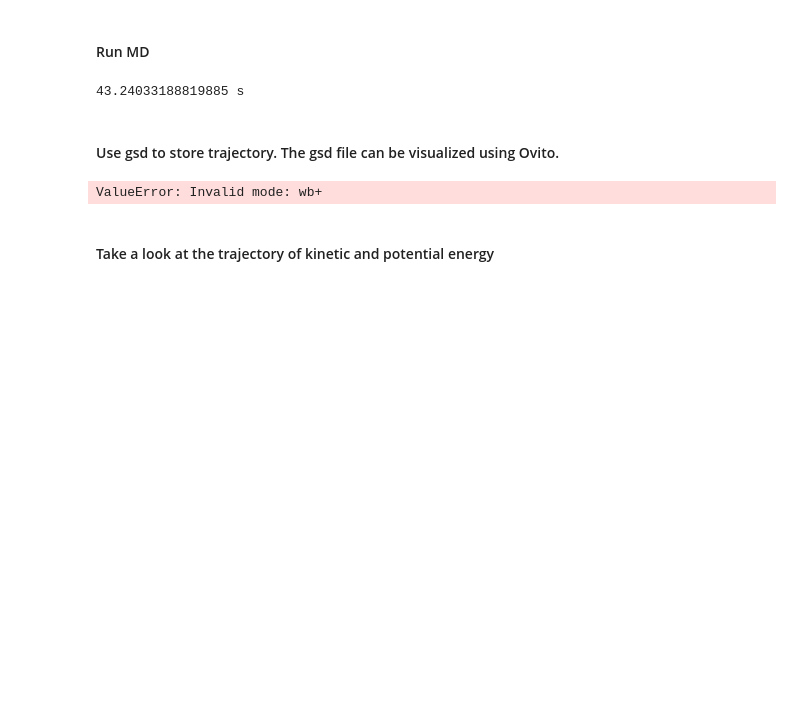
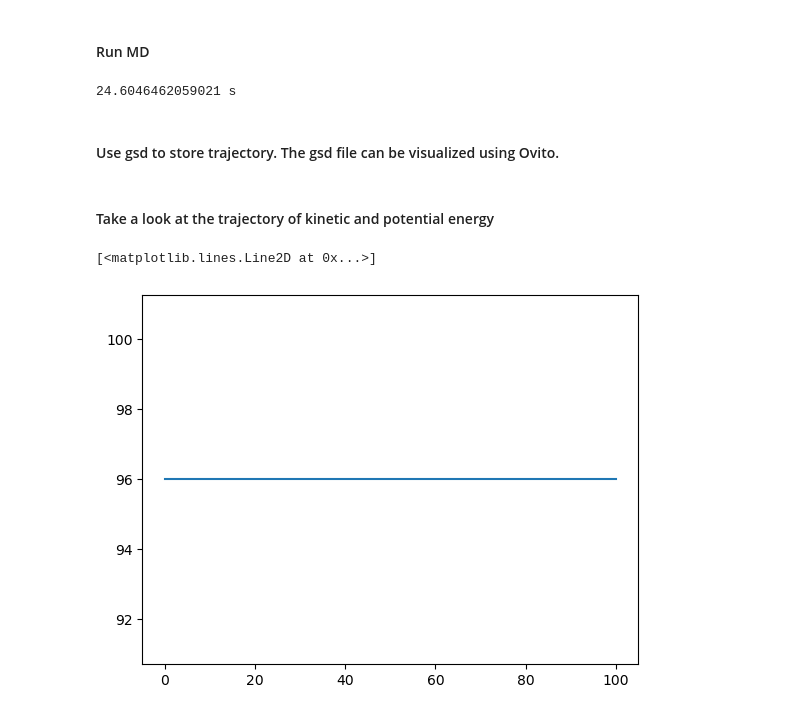
Before and after one commit to Lina492375qW1188/LJ-Langevin-simulation, a Jupyter notebook: lj_particles.ipynb, the cells around one changed output. Drawn from its saved outputs; the diff is of its cells as text; code cells hidden in the pictures; blank space fills up the shorter version.

```diff
--- a/lj_particles.ipynb
+++ b/lj_particles.ipynb
@@ -23,71 +23,72 @@ kT = 1.0
 #### Set up Lennard-Jones potential
 # %%
 lj = LJ()
-lj.param = {'epsilon':1.3,
-            'sigma':1.2,
-            'r_cut': 6*1.2}
+lj.param = {'epsilon':2.3,
+            'sigma':1.0,
+            'r_cut': 3.0}
 # %% [markdown]
 #### Run MD
 # %%
 start = time.time()
 
-md = simple_md3d(seed=45932)
+md = simple_md3d(seed=2392)
 md.set_param(dt=0.01,
              kT=kT,
              damping=10.)
 md.set_init_config(init_x3d=init_x3d,
                    init_v3d=init_v3d,
                    num_particles=num_particles,
-                   box=[L, L+2, L])
+                   box=[L, L, L])
 
 # initialize velocity with kT
 md.init_v3d = md.v_rescale(init_v3d, kT)
 
 md.pe = lj
-md.run(int(3e3))
+md.run(int(1e5))
 
 print(time.time() - start, 's')
 # %% [output]
-43.24033188819885 s
+24.6046462059021 s
 # %% [markdown]
 #### Use gsd to store trajectory. The gsd file can be visualized using Ovito.
 # %%
 import gsd.hoomd
 
-def create_snapshot(timestep):
+def create_snapshot(i, x):
+    global num_particles
 
-    d = 1.0
     N_particles = md.num_particles
-    position = md.traj[timestep][1]
+    box = md.box
 
-    snapshot = gsd.hoomd.Snapshot()
-
+    snapshot = gsd.hoomd.Frame()
     snapshot.particles.types = ['A']
     snapshot.particles.N = N_particles
     snapshot.particles.typeid = [0] * N_particles
+    snapshot.particles.position = x
 
-    snapshot.particles.position = position
+    d = 1.0
     snapshot.particles.diameter = [d] * N_particles
-
-    snapshot.configuration.box = [md.box[0], md.box[1], md.box[2], 0, 0, 0]
-    snapshot.configuration.step = md.traj[timestep][0]
+    snapshot.configuration.box = [box[0], box[1], box[2], 0, 0, 0]
+    snapshot.configuration.step = i
 
     return snapshot
 
-f = gsd.hoomd.open(name='./md3d_traj.gsd', mode='wb+')
+f = gsd.hoomd.open(name='./md3d_traj.gsd', mode='w')
 
-for i in range(len(md.traj)):
-    snapshot = create_snapshot(i)
+dump_stride = 1000
+for i, x, _ in md.traj[::dump_stride]:
+    snapshot = create_snapshot(i, x)
     f.append(snapshot)
+    f.flush()
-# %% [output]
-ValueError: Invalid mode: wb+
 # %% [markdown]
 #### Take a look at the trajectory of kinetic and potential energy
 # %%
 traj_ke = []
-for i in range(len(md.traj)):
-    ke = 0.5 * np.sum(md.traj[i][2]**2)
+for i, x, v in md.traj[::1000]:
+    ke = 0.5 * np.sum(v**2)
     traj_ke.append( ke )
 
 plt.plot(traj_ke)
-plt.plot(md.traj_pe)
+# %% [output]
+[<matplotlib.lines.Line2D at 0x...>]
+[figure, added]
```
Also changed, not shown: parts of 2 cells of this notebook, 2 other files.
